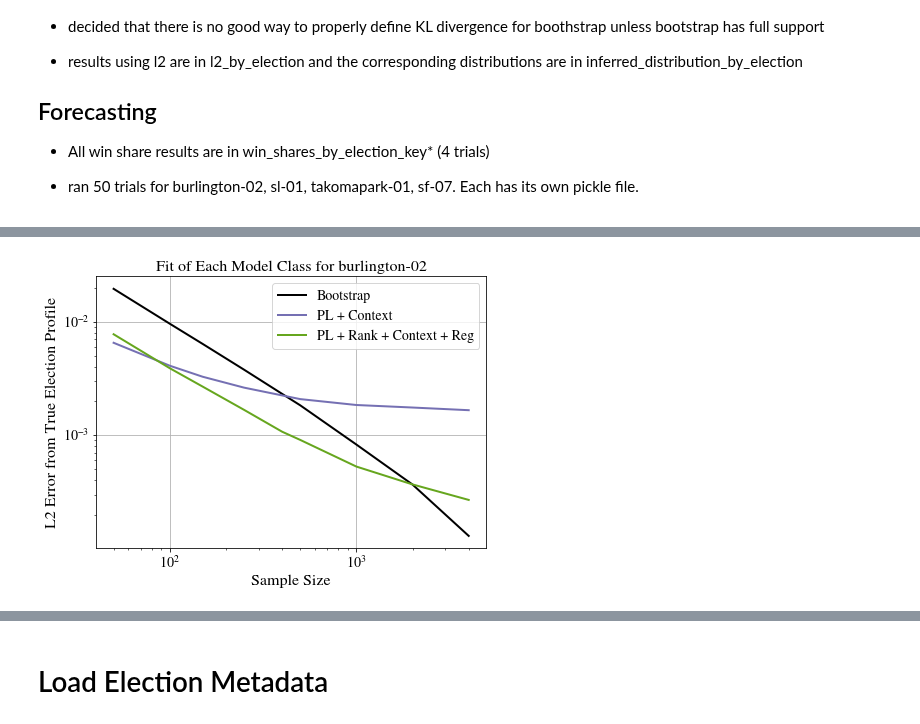
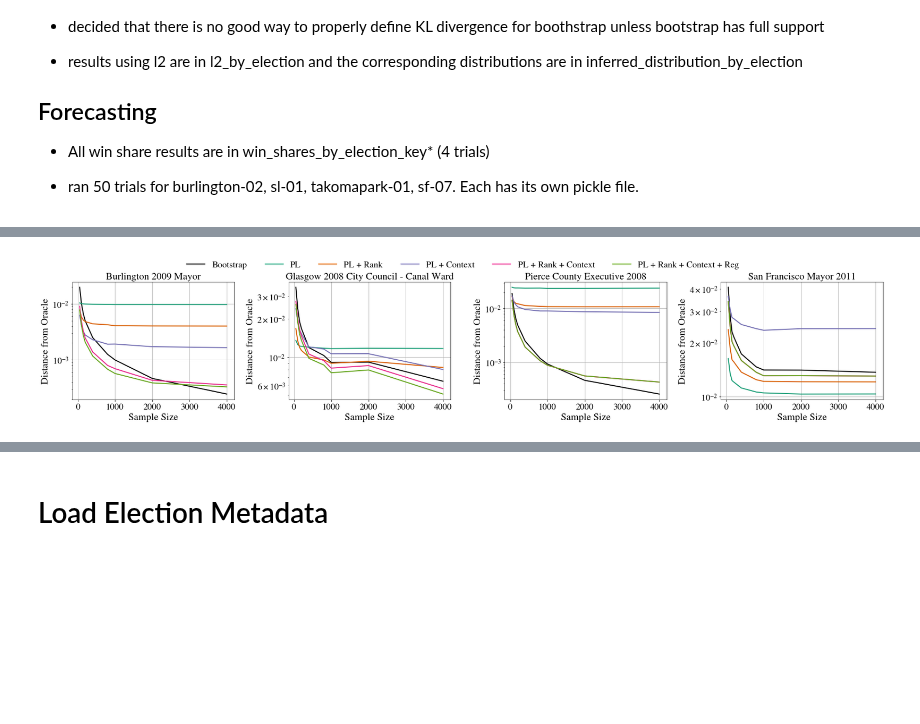
Before and after one commit to dliu18/irv-ballot-length, a Jupyter notebook: notebooks/Push Pull Model Evaluation.ipynb, the cells around one changed output, grey strips where cells are left out. Drawn from its saved outputs; the diff is of its cells as text; code cells hidden in the pictures; blank space fills up the shorter version.

```diff
--- a/notebooks/Push Pull Model Evaluation.ipynb
+++ b/notebooks/Push Pull Model Evaluation.ipynb
@@ -115,10 +115,4 @@ poll is sampled with replacement
 * All win share results are in win_shares_by_election_key* (4 trials)
 
 * ran 50 trials for burlington-02, sl-01, takomapark-01, sf-07. Each has its own pickle file.
-# %%
-with open("../results/push_pull_eval/l2_by_election_filtered_burlington-02.pickle", "rb") as pickleFile:
-    KL_results = pickle.load(pickleFile)
-
-with open("../results/push_pull_eval/win_shares_by_election_filtered_burlington-02.pickle", "rb") as pickleFile:
-    win_shares_results = pickle.load(pickleFile)
 # %%
@@ -207,7 +165,7 @@ election: pierce-03      18750.0 wins
 # %%
-SMALL_SIZE = 14
-MEDIUM_SIZE = 16
-BIGGER_SIZE = 16
+SMALL_SIZE = 18
+MEDIUM_SIZE = 20
+BIGGER_SIZE = 20
 plt.rc('font', size=SMALL_SIZE, family = "Nimbus Roman")          # controls default text sizes
 plt.rc('axes', titlesize=MEDIUM_SIZE)     # fontsize of the axes title
 plt.rc('axes', labelsize=MEDIUM_SIZE)    # fontsize of the x and y labels
@@ -226,30 +184,78 @@ def get_color_from_model_name(model_name):
         "PL + Rank + Context + Reg": colors[4]
     }
     return model_to_color[model_name]
+
+election_display_name = {
+    "burlington-02": "Burlington 2009 Mayor",
+    "glasgow-04": "Glasgow 2008 City Council - Canal Ward",
+    "pierce-03": "Pierce County Executive 2008",
+    "sf-11": "San Francisco Mayor 2011"
+}
 # %%
-for election_name in KL_results:
+import math
+import matplotlib.pyplot as plt
+import numpy as np
+
+model_names = [
+    "Bootstrap",
+    "PL",
+    "PL + Rank",
+    "PL + Context",
+    "PL + Rank + Context",
+    "PL + Rank + Context + Reg",
+]
+
+n_elections = len(KL_results)
+n_cols = 4
+n_rows = math.ceil(n_elections / n_cols)
+
+fig, axes = plt.subplots(
+    n_rows,
+    n_cols,
+    figsize=(6 * n_cols, 5 * n_rows),
+)
+
+axes = axes.flatten()
+
+for ax, election_name in zip(axes, KL_results):
     KL_by_sampling_rate = KL_results[election_name]
 
-    fig, ax = plt.subplots(figsize=(7,5))
-    ax.set_title(f"Fit of Each Model Class for {election_name}")
+    ax.set_title(election_display_name[election_name])
     ax.set_xlabel("Sample Size")
-    ax.set_ylabel("L2 Error from True Election Profile")
+    ax.set_ylabel("Distance from Oracle")
     ax.set_yscale("log")
-    ax.grid()
+    ax.grid(True)
 
-#     for model_name in ["Bootstrap", "PL", "PL + Rank", "PL + Context", "PL + Rank + Context",  "PL + Rank + Context + Reg"]:
-    for model_name in ["Bootstrap", "PL + Context", "PL + Rank + Context + Reg"]:
-        sampling_rates = [rate for rate in KL_by_sampling_rate[model_name]]
+    for model_name in model_names:
+        sampling_rates = list(KL_by_sampling_rate[model_name].keys())
         kls = [
             np.mean(KL_by_sampling_rate[model_name][rate])
             for rate in sampling_rates
         ]
-#         print(kls)
-        ax.plot(sampling_rates,
-               kls,
-               color=get_color_from_model_name(model_name),
-               linewidth=2,
-               label=model_name)
-    ax.set_xscale("log")
-    ax.legend()
+
+        ax.plot(
+            sampling_rates,
+            kls,
+            color=get_color_from_model_name(model_name),
+            linewidth=2,
+            label=model_name,
+        )
+
+# Remove any unused subplots
+for ax in axes[n_elections:]:
+    ax.remove()
+
+# ---- Single shared legend ----
+handles, labels = axes[0].get_legend_handles_labels()
+fig.legend(
+    handles,
+    labels,
+    loc="upper center",
+    ncol=6,
+    frameon=False,
+)
+
+
+fig.tight_layout(rect=[0, 0, 1, 0.94])
+fig.savefig("../plots/profile_distance.pdf")
 # %% [output]
@@ -256 +263 @@ for election_name in KL_results:
-[figure, old version]
+[figure, new version]
```
Also changed, not shown: parts of 7 cells of this notebook, 6 other files.
